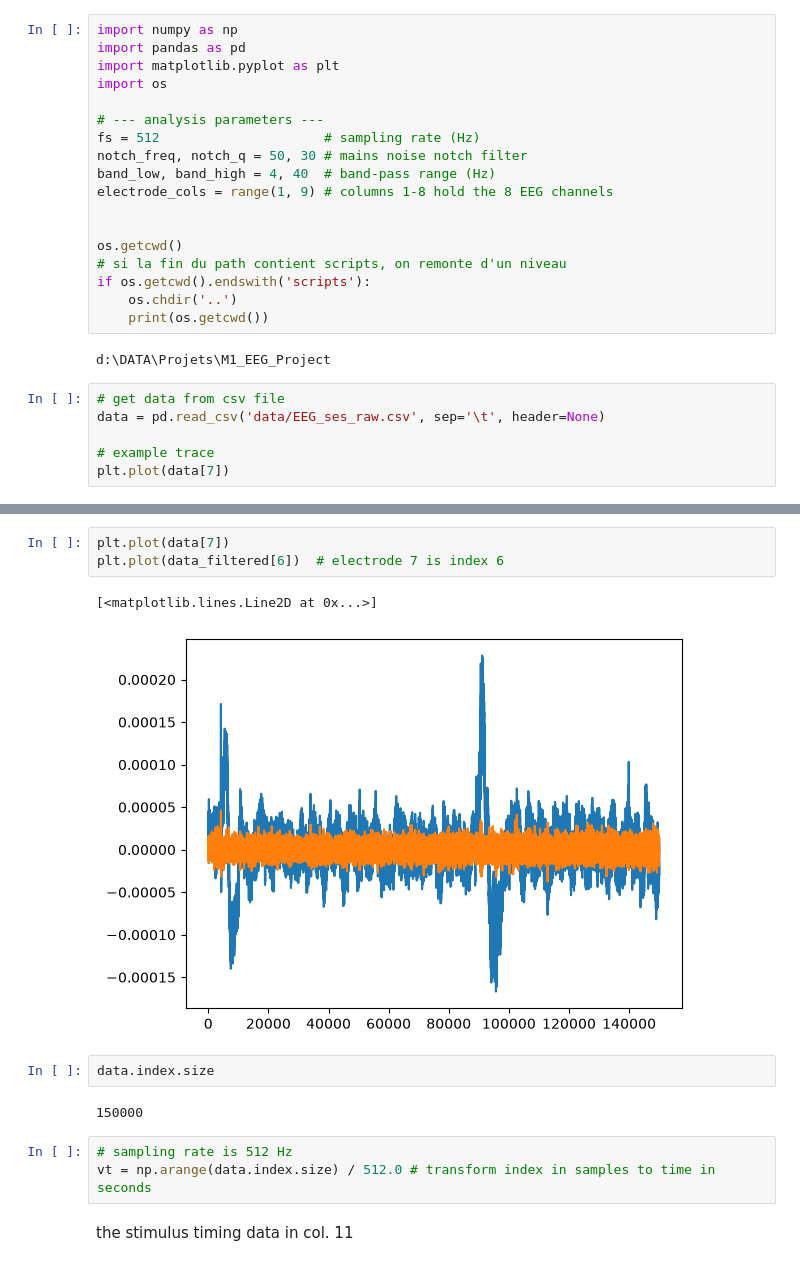
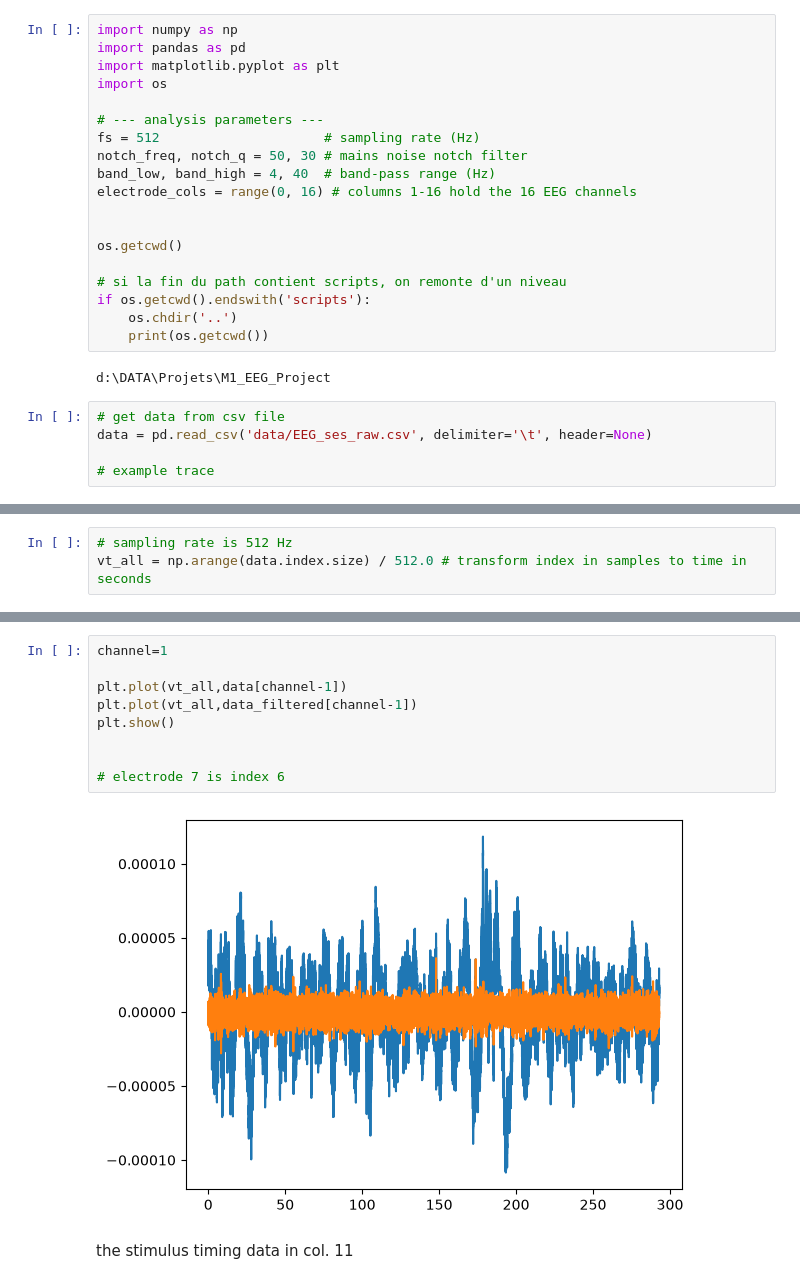
Before and after one commit to nicolascatz/M1_EEG_Project, a Jupyter notebook: scripts/DA1_TD1_Garrido_from_process_to_analysis_students.ipynb, the cells around one changed output, grey strips where cells are left out. Saved outputs shown, nothing was run; the diff lists cells and outputs as text.

```diff
--- a/scripts/DA1_TD1_Garrido_from_process_to_analysis_students.ipynb
+++ b/scripts/DA1_TD1_Garrido_from_process_to_analysis_students.ipynb
@@ -13,10 +13,11 @@ import os
 fs = 512                     # sampling rate (Hz)
 notch_freq, notch_q = 50, 30 # mains noise notch filter
 band_low, band_high = 4, 40  # band-pass range (Hz)
-electrode_cols = range(1, 9) # columns 1-8 hold the 8 EEG channels
+electrode_cols = range(0, 16) # columns 1-16 hold the 16 EEG channels
 
 
 os.getcwd()
+
 # si la fin du path contient scripts, on remonte d'un niveau
 if os.getcwd().endswith('scripts'):
     os.chdir('..')
@@ -25,7 +26,6 @@ if os.getcwd().endswith('scripts'):
 d:\DATA\Projets\M1_EEG_Project
 # %%
 # get data from csv file
-data = pd.read_csv('data/EEG_ses_raw.csv', sep='\t', header=None)
+data = pd.read_csv('data/EEG_ses_raw.csv', delimiter='\t', header=None)
 
 # example trace
-plt.plot(data[7])
@@ -35,3 +32,6 @@ plt.plot(data[7])
+# %%
+# sampling rate is 512 Hz
+vt_all = np.arange(data.index.size) / 512.0 # transform index in samples to time in seconds
 # %%
 from scipy.signal import iirnotch, filtfilt, butter
 
@@ -49,17 +50,15 @@ for electrode in electrode_cols:
     data_filtered.append(bandpassed)
 # %%
-plt.plot(data[7])
-plt.plot(data_filtered[6])  # electrode 7 is index 6
+channel=1
+
+plt.plot(vt_all,data[channel-1])
+plt.plot(vt_all,data_filtered[channel-1])
+plt.show()
+
+
+# electrode 7 is index 6
 # %% [output]
-[<matplotlib.lines.Line2D at 0x...>]
-[figure, old version]
+[figure, new version]
-# %%
-data.index.size
-# %% [output]
-150000
-# %%
-# sampling rate is 512 Hz
-vt = np.arange(data.index.size) / 512.0 # transform index in samples to time in seconds
 # %% [markdown]
 the stimulus timing data in col. 11
 # %%
```
Also changed, not shown: parts of 16 cells of this notebook, 1 other file.
